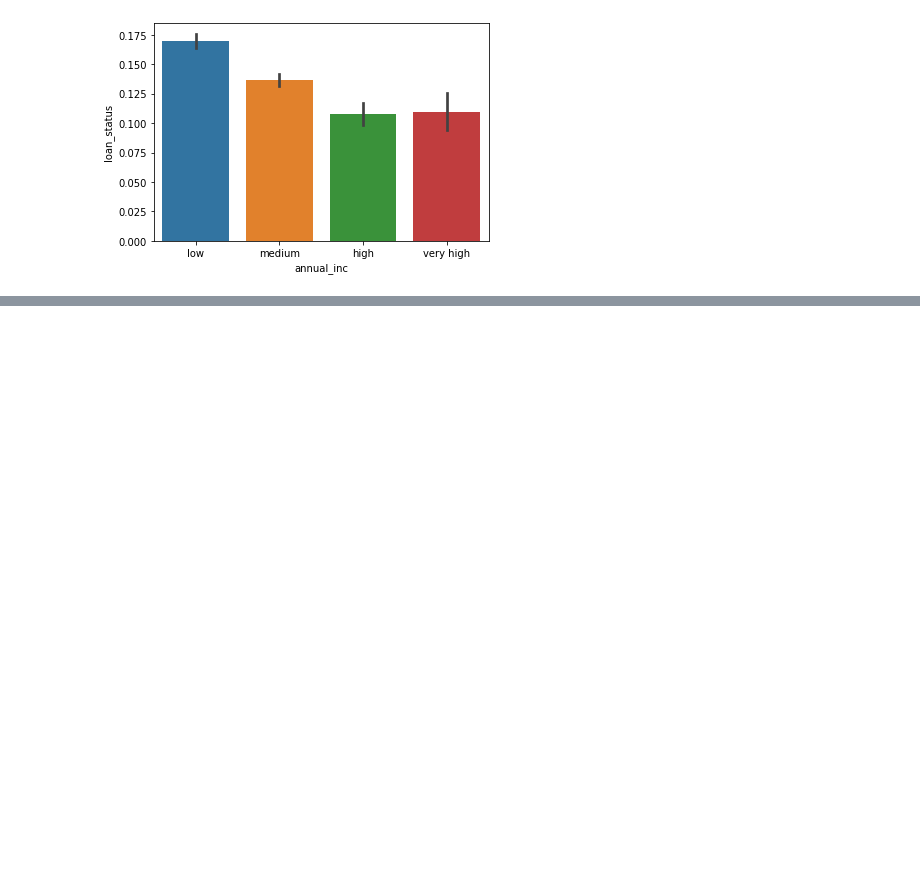
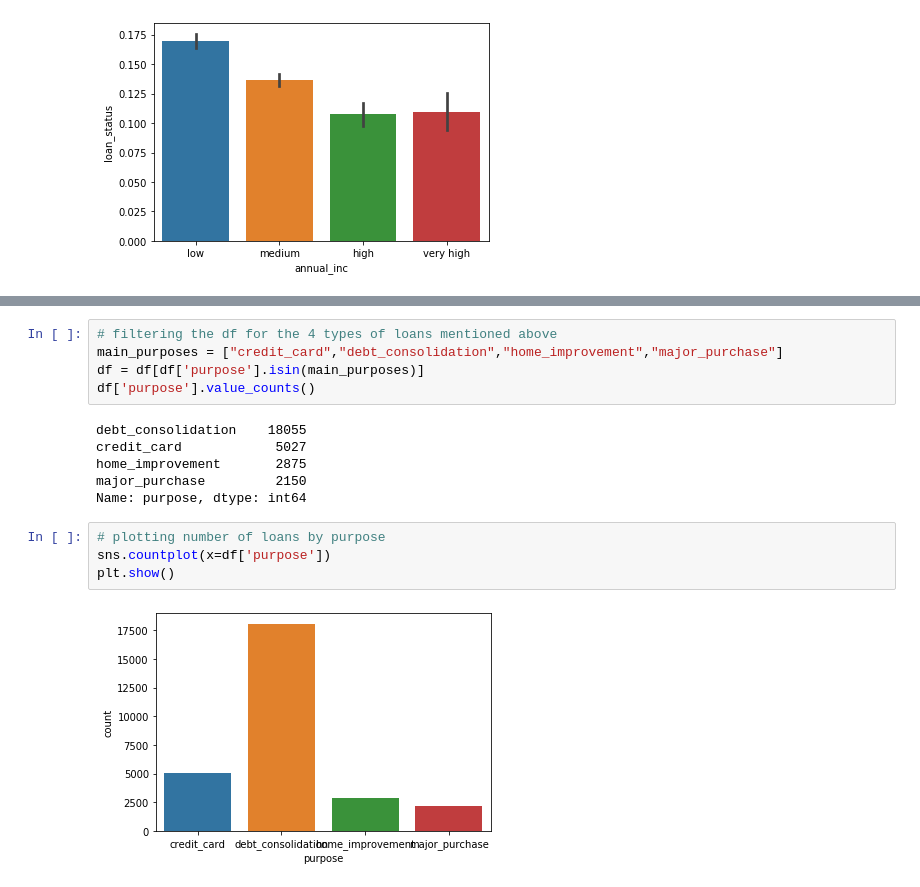
Before and after one commit to parth1595/EDA, a Jupyter notebook: loan_analysis.ipynb, the cells around one changed output, grey strips where cells are left out. Drawn from its saved outputs; the diff is of its cells as text; blank space fills up the shorter version.

```diff
--- a/loan_analysis.ipynb
+++ b/loan_analysis.ipynb
@@ -439,0 +465,17 @@ plt.show()
+# %%
+# filtering the df for the 4 types of loans mentioned above
+main_purposes = ["credit_card","debt_consolidation","home_improvement","major_purchase"]
+df = df[df['purpose'].isin(main_purposes)]
+df['purpose'].value_counts()
+# %% [output]
+debt_consolidation    18055
+credit_card            5027
+home_improvement       2875
+major_purchase         2150
+Name: purpose, dtype: int64
+# %%
+# plotting number of loans by purpose
+sns.countplot(x=df['purpose'])
+plt.show()
+# %% [output]
+[figure, added]
```
Also changed, not shown: parts of 26 cells of this notebook.
